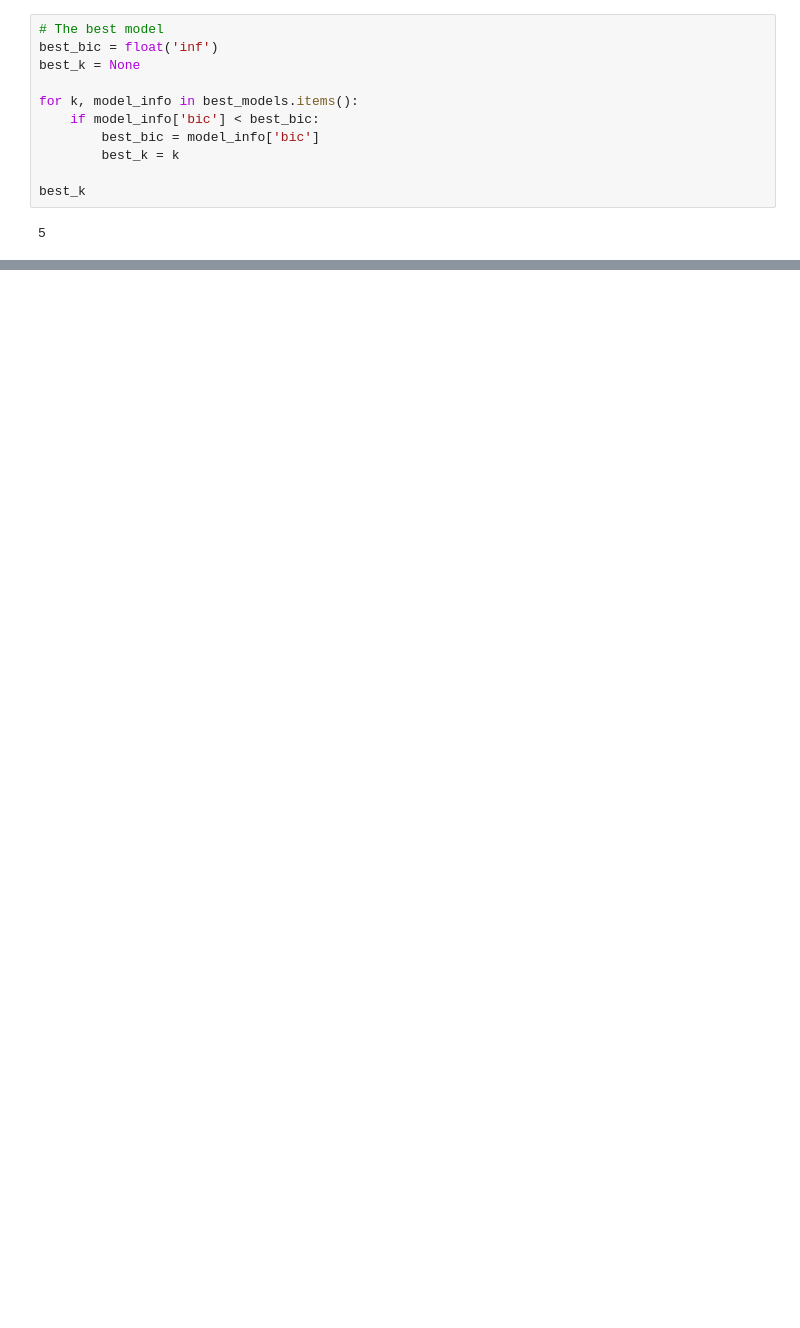
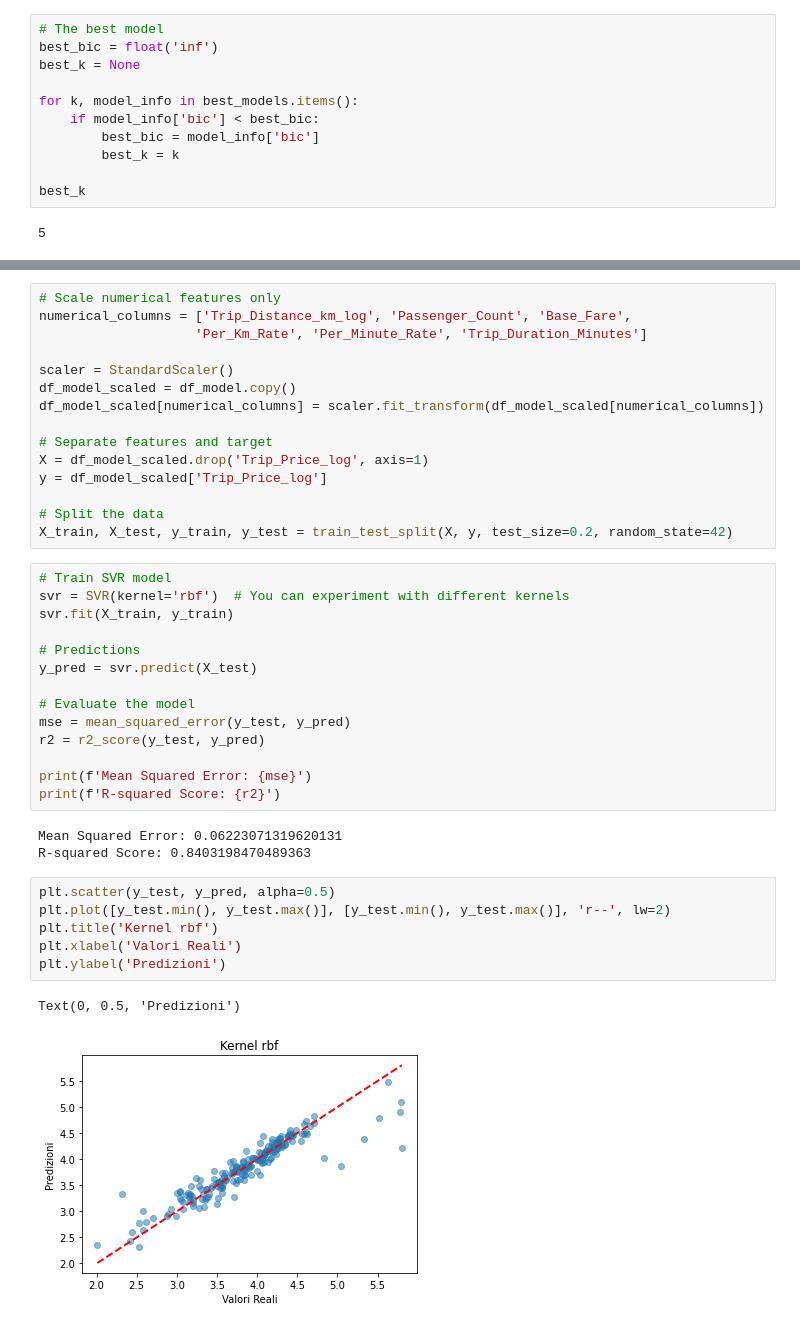
Before and after one commit to fravasta/Prediction-of-Taxi-fares, a Jupyter notebook: prediction_models.ipynb, the cells around one changed output, grey strips where cells are left out. Cells and saved outputs as stored; diff of their text form; blank space fills up the shorter version.

```diff
--- a/prediction_models.ipynb
+++ b/prediction_models.ipynb
@@ -439,0 +505,41 @@ best_k
+# %%
+# Scale numerical features only
+numerical_columns = ['Trip_Distance_km_log', 'Passenger_Count', 'Base_Fare',
+                    'Per_Km_Rate', 'Per_Minute_Rate', 'Trip_Duration_Minutes']
+
+scaler = StandardScaler()
+df_model_scaled = df_model.copy()
+df_model_scaled[numerical_columns] = scaler.fit_transform(df_model_scaled[numerical_columns])
+
+# Separate features and target
+X = df_model_scaled.drop('Trip_Price_log', axis=1)
+y = df_model_scaled['Trip_Price_log']
+
+# Split the data
+X_train, X_test, y_train, y_test = train_test_split(X, y, test_size=0.2, random_state=42)
+# %%
+# Train SVR model
+svr = SVR(kernel='rbf')  # You can experiment with different kernels
+svr.fit(X_train, y_train)
+
+# Predictions
+y_pred = svr.predict(X_test)
+
+# Evaluate the model
+mse = mean_squared_error(y_test, y_pred)
+r2 = r2_score(y_test, y_pred)
+
+print(f'Mean Squared Error: {mse}')
+print(f'R-squared Score: {r2}')
+# %% [output]
+Mean Squared Error: 0.06223071319620131
+R-squared Score: 0.8403198470489363
+# %%
+plt.scatter(y_test, y_pred, alpha=0.5)
+plt.plot([y_test.min(), y_test.max()], [y_test.min(), y_test.max()], 'r--', lw=2)
+plt.title('Kernel rbf')
+plt.xlabel('Valori Reali')
+plt.ylabel('Predizioni')
+# %% [output]
+Text(0, 0.5, 'Predizioni')
+[figure, added]
```
Also changed, not shown: parts of 22 cells of this notebook.
